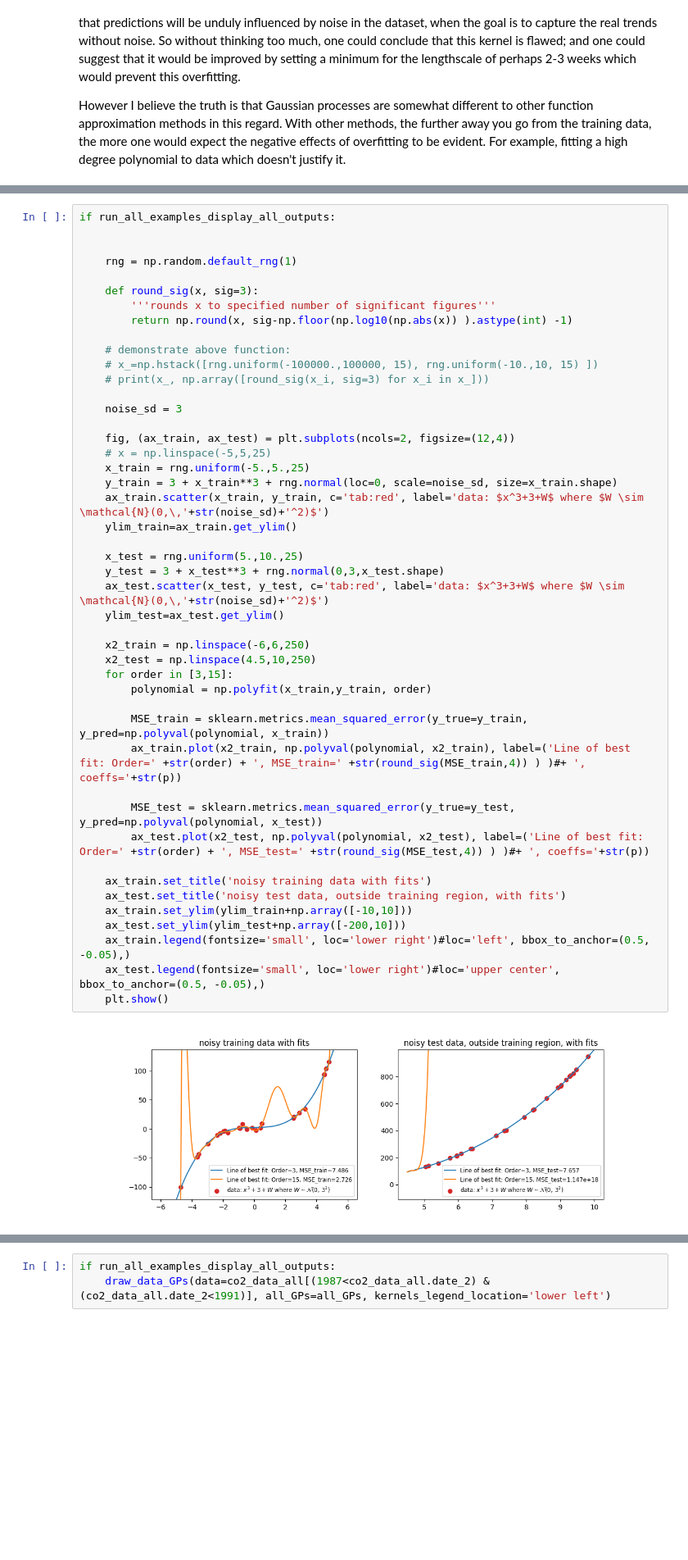
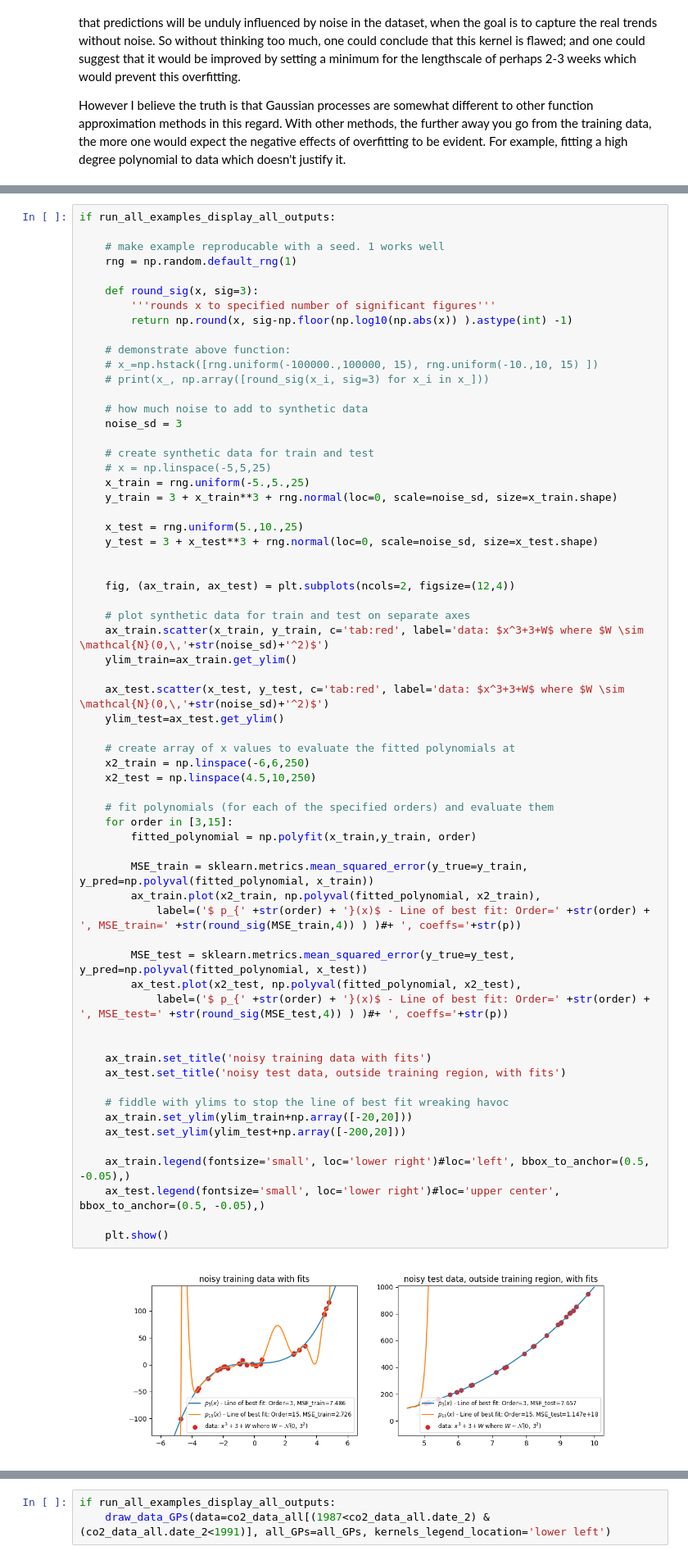
Before and after one commit to Gabriel-Kissin/Gaussian-Processes-Compare-Kernels, a Jupyter notebook: GP kernel choice - RBF vs periodic.ipynb, the cells around one changed output, grey strips where cells are left out. Shown at 82% size. Saved outputs shown, nothing was run; the diff lists cells and outputs as text; blank space fills up the shorter version.

```diff
--- a/GP kernel choice - RBF vs periodic.ipynb
+++ b/GP kernel choice - RBF vs periodic.ipynb
@@ -472,51 +533,68 @@ Here is a quick illustration of overfitting using cubic data. The data $Y$ is dr
 # %%
 if run_all_examples_display_all_outputs:
 
-
+    # make example reproducable with a seed. 1 works well
     rng = np.random.default_rng(1)
 
     def round_sig(x, sig=3):
         '''rounds x to specified number of significant figures'''
         return np.round(x, sig-np.floor(np.log10(np.abs(x)) ).astype(int) -1)
 
     # demonstrate above function:
     # x_=np.hstack([rng.uniform(-100000.,100000, 15), rng.uniform(-10.,10, 15) ])
     # print(x_, np.array([round_sig(x_i, sig=3) for x_i in x_]))
 
+    # how much noise to add to synthetic data
     noise_sd = 3
 
-    fig, (ax_train, ax_test) = plt.subplots(ncols=2, figsize=(12,4))
+    # create synthetic data for train and test
     # x = np.linspace(-5,5,25)
     x_train = rng.uniform(-5.,5.,25)
     y_train = 3 + x_train**3 + rng.normal(loc=0, scale=noise_sd, size=x_train.shape)
+
+    x_test = rng.uniform(5.,10.,25)
+    y_test = 3 + x_test**3 + rng.normal(loc=0, scale=noise_sd, size=x_test.shape)
+
+
+    fig, (ax_train, ax_test) = plt.subplots(ncols=2, figsize=(12,4))
+
+    # plot synthetic data for train and test on separate axes
     ax_train.scatter(x_train, y_train, c='tab:red', label='data: $x^3+3+W$ where $W \sim \mathcal{N}(0,\,'+str(noise_sd)+'^2)$')
     ylim_train=ax_train.get_ylim()
 
-    x_test = rng.uniform(5.,10.,25)
-    y_test = 3 + x_test**3 + rng.normal(0,3,x_test.shape)
     ax_test.scatter(x_test, y_test, c='tab:red', label='data: $x^3+3+W$ where $W \sim \mathcal{N}(0,\,'+str(noise_sd)+'^2)$')
     ylim_test=ax_test.get_ylim()
 
+    # create array of x values to evaluate the fitted polynomials at
     x2_train = np.linspace(-6,6,250)
     x2_test = np.linspace(4.5,10,250)
+
+    # fit polynomials (for each of the specified orders) and evaluate them
     for order in [3,15]:
-        polynomial = np.polyfit(x_train,y_train, order)
+        fitted_polynomial = np.polyfit(x_train,y_train, order)
 
-        MSE_train = sklearn.metrics.mean_squared_error(y_true=y_train, y_pred=np.polyval(polynomial, x_train))
-        ax_train.plot(x2_train, np.polyval(polynomial, x2_train), label=('Line of best fit: Order=' +str(order) + ', MSE_train=' +str(round_sig(MSE_train,4)) ) )#+ ', coeffs='+str(p))
+        MSE_train = sklearn.metrics.mean_squared_error(y_true=y_train, y_pred=np.polyval(fitted_polynomial, x_train))
+        ax_train.plot(x2_train, np.polyval(fitted_polynomial, x2_train),
+            label=('$ p_{' +str(order) + '}(x)$ - Line of best fit: Order=' +str(order) + ', MSE_train=' +str(round_sig(MSE_train,4)) ) )#+ ', coeffs='+str(p))
 
-        MSE_test = sklearn.metrics.mean_squared_error(y_true=y_test, y_pred=np.polyval(polynomial, x_test))
-        ax_test.plot(x2_test, np.polyval(polynomial, x2_test), label=('Line of best fit: Order=' +str(order) + ', MSE_test=' +str(round_sig(MSE_test,4)) ) )#+ ', coeffs='+str(p))
+        MSE_test = sklearn.metrics.mean_squared_error(y_true=y_test, y_pred=np.polyval(fitted_polynomial, x_test))
+        ax_test.plot(x2_test, np.polyval(fitted_polynomial, x2_test),
+            label=('$ p_{' +str(order) + '}(x)$ - Line of best fit: Order=' +str(order) + ', MSE_test=' +str(round_sig(MSE_test,4)) ) )#+ ', coeffs='+str(p))
+
 
     ax_train.set_title('noisy training data with fits')
     ax_test.set_title('noisy test data, outside training region, with fits')
-    ax_train.set_ylim(ylim_train+np.array([-10,10]))
-    ax_test.set_ylim(ylim_test+np.array([-200,10]))
+
+    # fiddle with ylims to stop the line of best fit wreaking havoc
+    ax_train.set_ylim(ylim_train+np.array([-20,20]))
+    ax_test.set_ylim(ylim_test+np.array([-200,20]))
+
     ax_train.legend(fontsize='small', loc='lower right')#loc='left', bbox_to_anchor=(0.5, -0.05),)
     ax_test.legend(fontsize='small', loc='lower right')#loc='upper center', bbox_to_anchor=(0.5, -0.05),)
+
     plt.show()
 # %% [output]
-[figure, old version]
+[figure, new version]
 # %% [markdown]
 So these plots show how over-sensitivity to training data means learning noise, which means not learning the true function, which means very poor predictions, particularly outside the training data region. The higher order polynomial has a lower MSE on the train data, but extremely high MSE on test data. This demonstrates the perils of overfitting a normal function.
 
```
Also changed, not shown: parts of 13 cells of this notebook.
